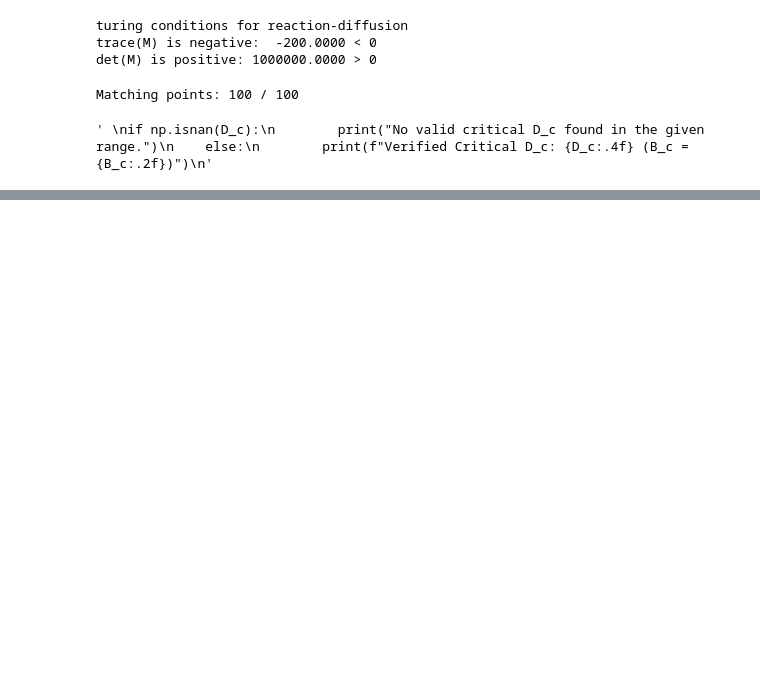
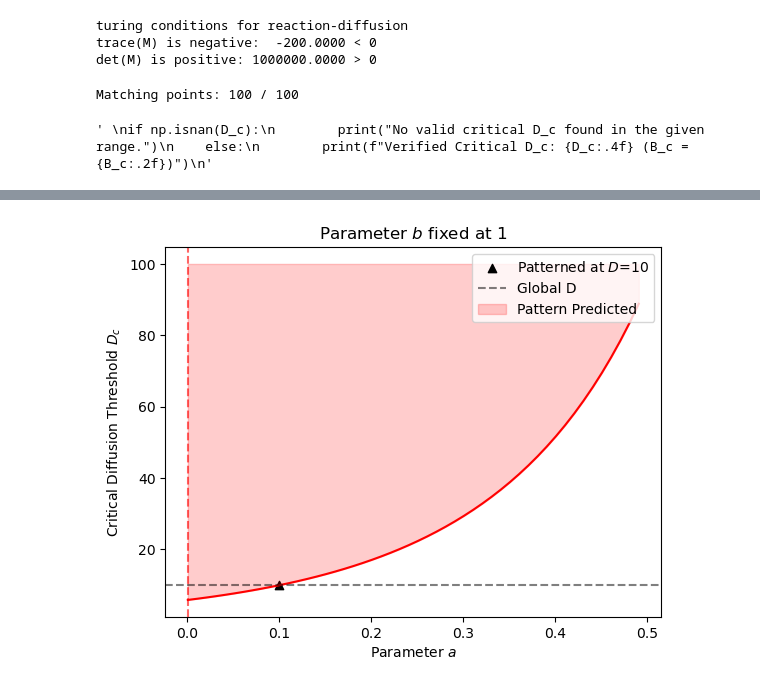
Before and after one commit to Patra-arya/turing_pattern, a Jupyter notebook: Notebook/spatial_jacobian.ipynb, the cells around one changed output, grey strips where cells are left out. Cells and saved outputs as stored; diff of their text form; code cells hidden in the pictures; blank space fills up the shorter version.

```diff
--- a/Notebook/spatial_jacobian.ipynb
+++ b/Notebook/spatial_jacobian.ipynb
@@ -127 +129,24 @@ plt.show()
+# %%
+a_succ, Dc_succ = [], []
+b_fixed = 1
+a_list = np.arange(a_fixed * 0.01, b_fixed * 0.5, 0.01)
+
+for a in a_list:
+    D_c ,_, _, _ = critical_D(a, b_fixed, gamma_crit_D)
+    if not np.isnan(D_c):
+        a_succ.append(a)
+        Dc_succ.append(D_c)
+
+plt.plot(a_succ, Dc_succ, ls='-', color="red")
+plt.scatter(0.1, 10, marker="^", color="black", label= rf'Patterned at $D$=10')
+plt.xlabel("Parameter $a$")
+plt.ylabel(rf"Critical Diffusion Threshold $D_c$")
+plt.axhline(10, ls='--', alpha =0.5, c='black', label='Global D')
+plt.axvline(a_succ[0], ls='--', alpha = 0.6, c='red')
+plt.title(rf'Parameter $b$ fixed at 1')
+plt.fill_between(a_succ, Dc_succ, y_top, color='red', alpha=0.2, label='Pattern Predicted')
+plt.legend(loc='upper right')
+plt.show()
+# %% [output]
+[figure, added]
 # %%
```
Also changed, not shown: parts of 8 cells of this notebook, 1 other file.
